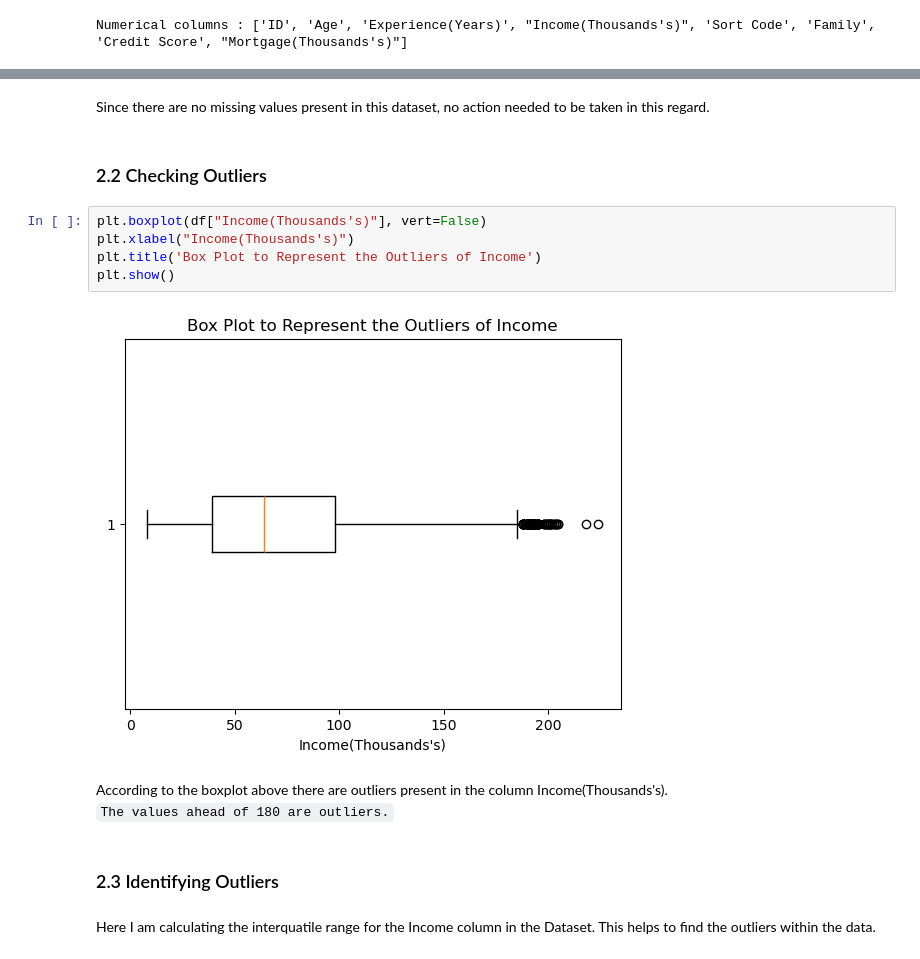
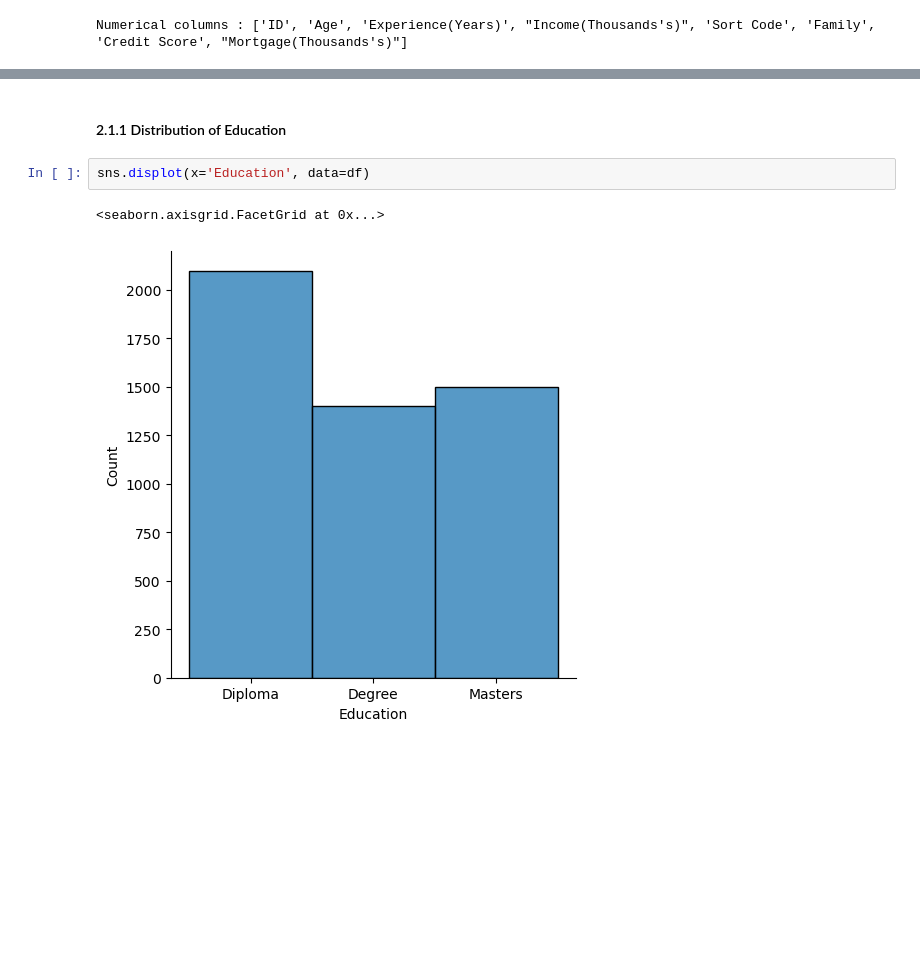
Before and after one commit to mariosantos2023410/MarioSantos_ML_CA2, a Jupyter notebook: MarioSantos_ML_CA2.ipynb, the cells around one changed output, grey strips where cells are left out. Drawn from its saved outputs; the diff is of its cells as text; blank space fills up the shorter version.

```diff
--- a/MarioSantos_ML_CA2.ipynb
+++ b/MarioSantos_ML_CA2.ipynb
@@ -175,18 +185,7 @@ dtype: int64
-# %% [markdown]
-Since there are no missing values present in this dataset, no action needed to be taken in this regard.
 # %% [markdown]
-### 2.2 Checking Outliers
+#### 2.1.1 Distribution of Education
 # %%
-plt.boxplot(df["Income(Thousands's)"], vert=False)
-plt.xlabel("Income(Thousands's)")
-plt.title('Box Plot to Represent the Outliers of Income')
-plt.show()
+sns.displot(x='Education', data=df)
 # %% [output]
+<seaborn.axisgrid.FacetGrid at 0x...>
-[figure, old version]
+[figure, new version]
-# %% [markdown]
-According to the boxplot above there are outliers present in the column Income(Thousands's). <br>
-`The values ahead of 180 are outliers.`
-# %% [markdown]
-### 2.3 Identifying Outliers
-# %% [markdown]
-Here I am calculating the interquatile range for the Income column in the Dataset. This helps to find the outliers within the data.
```
Also changed, not shown: parts of 46 cells of this notebook.
